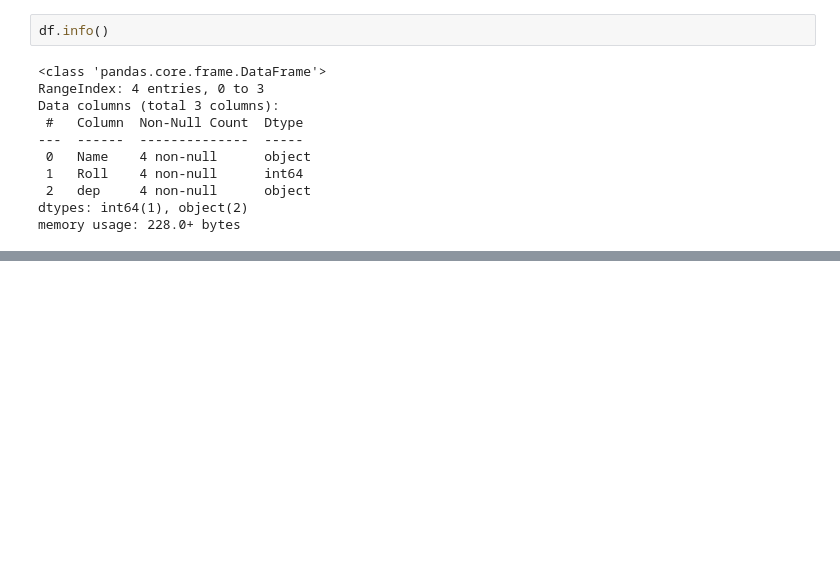
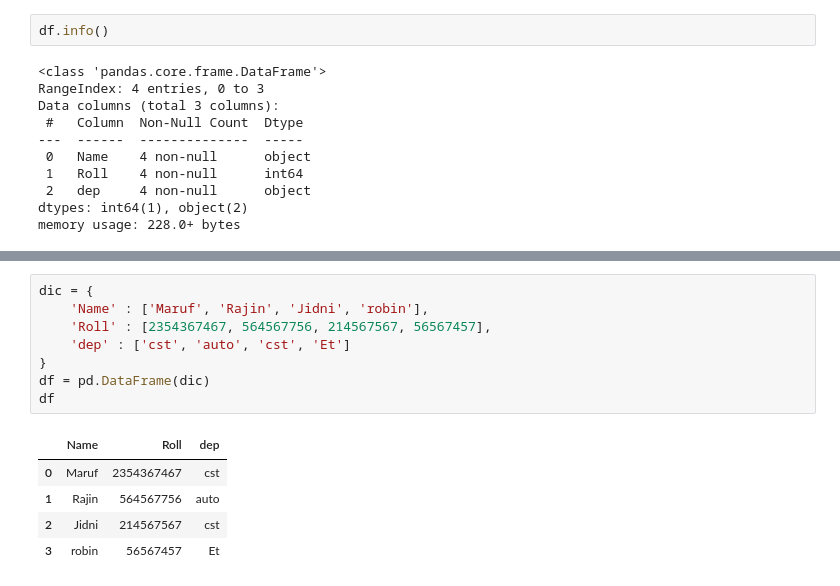
Before and after one commit to Md-Maruf-1727/LearningPractices, a Jupyter notebook: Pandas/Pandas1.ipynb, the cells around one changed output, grey strips where cells are left out. Saved outputs shown, nothing was run; the diff lists cells and outputs as text; blank space fills up the shorter version.

```diff
--- a/Pandas/Pandas1.ipynb
+++ b/Pandas/Pandas1.ipynb
@@ -225,0 +309,14 @@ memory usage: 228.0+ bytes
+# %%
+dic = {
+    'Name' : ['Maruf', 'Rajin', 'Jidni', 'robin'],
+    'Roll' : [2354367467, 564567756, 214567567, 56567457],
+    'dep' : ['cst', 'auto', 'cst', 'Et']
+}
+df = pd.DataFrame(dic)
+df
+# %% [output]
+|  | Name | Roll | dep |
+| 0 | Maruf | 2354367467 | cst |
+| 1 | Rajin | 564567756 | auto |
+| 2 | Jidni | 214567567 | cst |
+| 3 | robin | 56567457 | Et |
```
Also changed, not shown: parts of 27 cells of this notebook.
